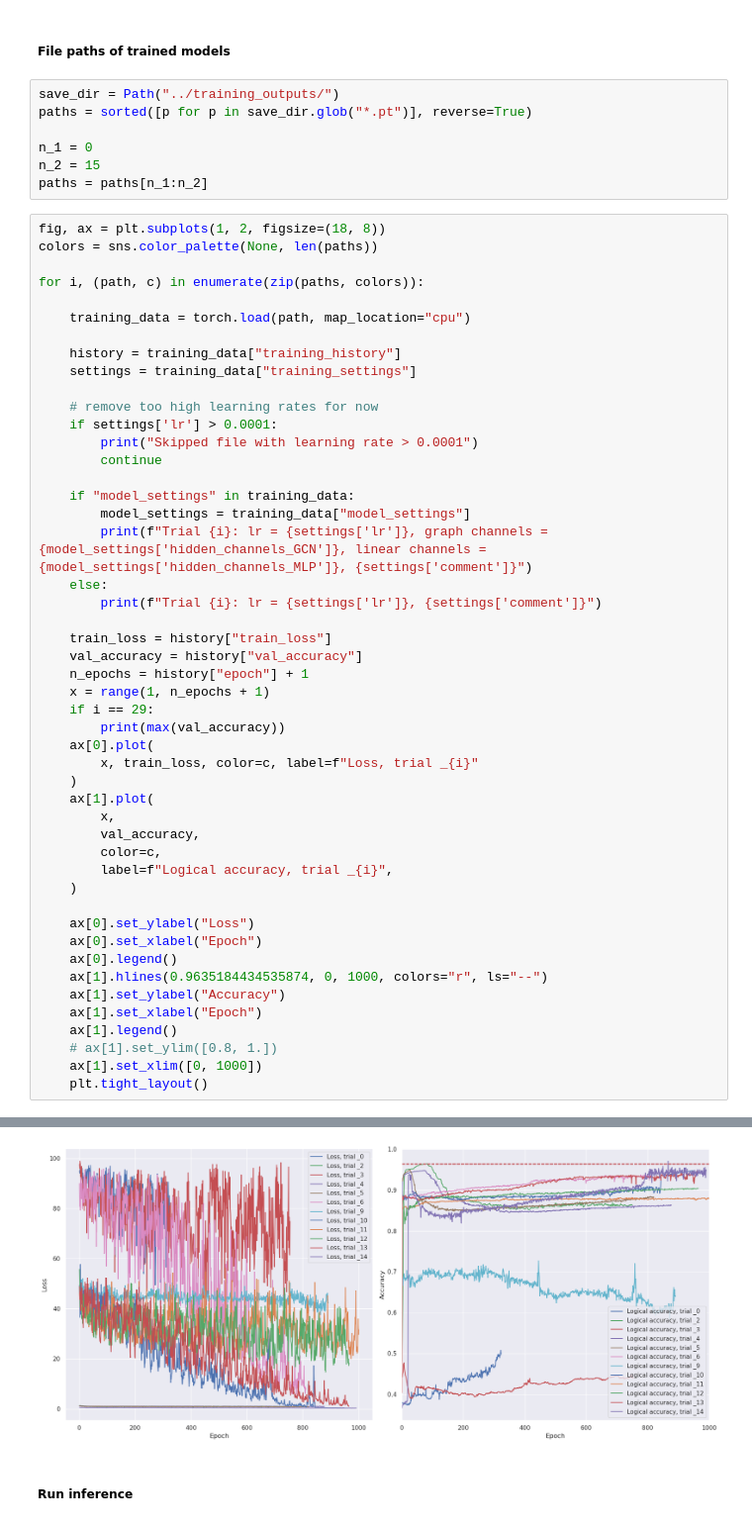
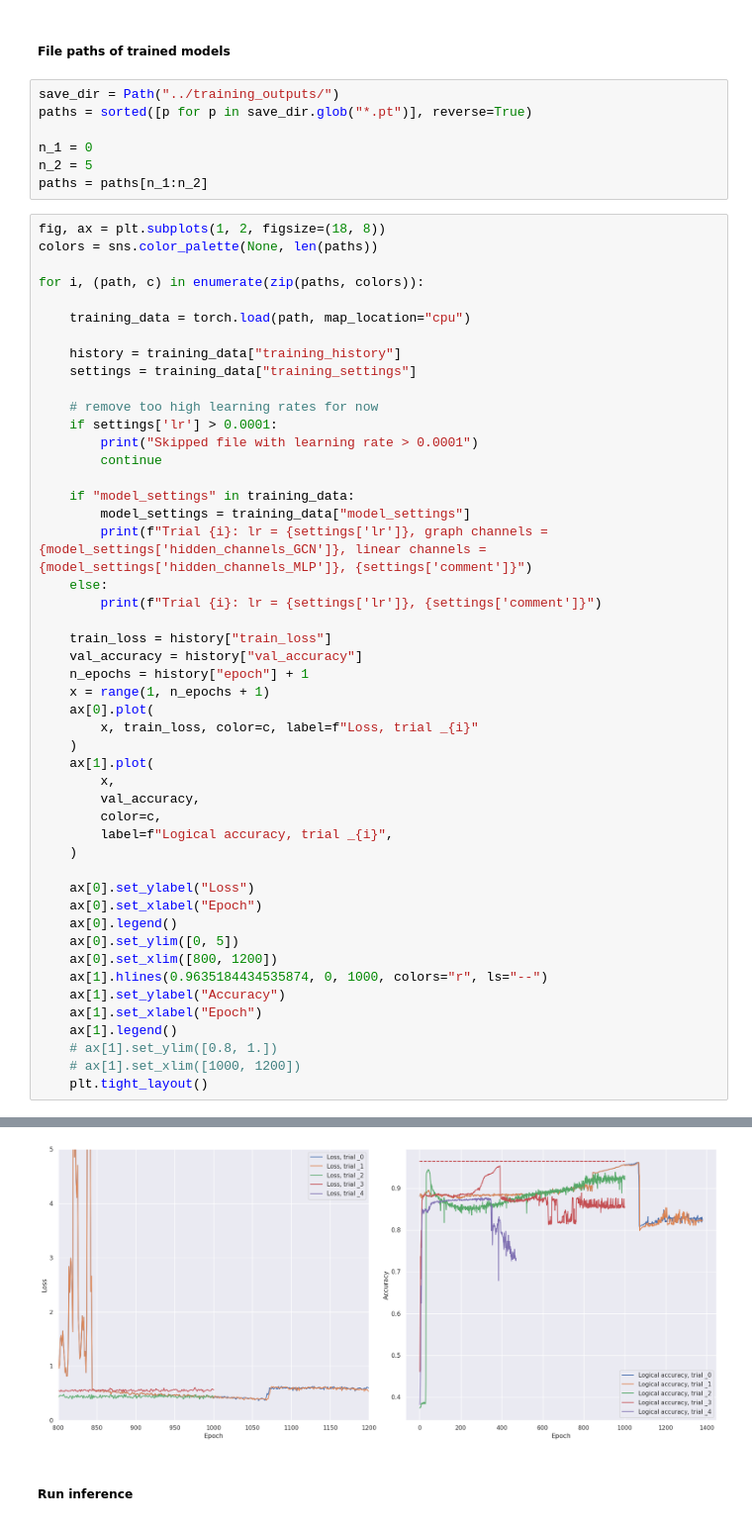
Before and after one commit to ibengtsson/qec_nn_w_mwpm, a Jupyter notebook: notebooks/plot_training.ipynb, the cells around one changed output, grey strips where cells are left out. Shown at 99% size. Saved outputs shown, nothing was run; the diff lists cells and outputs as text.

```diff
--- a/notebooks/plot_training.ipynb
+++ b/notebooks/plot_training.ipynb
@@ -12,7 +12,7 @@ save_dir = Path("../training_outputs/")
 paths = sorted([p for p in save_dir.glob("*.pt")], reverse=True)
 
 n_1 = 0
-n_2 = 15
+n_2 = 5
 paths = paths[n_1:n_2]
 # %%
 fig, ax = plt.subplots(1, 2, figsize=(18, 8))
@@ -40,8 +40,6 @@ for i, (path, c) in enumerate(zip(paths, colors)):
     val_accuracy = history["val_accuracy"]
     n_epochs = history["epoch"] + 1
     x = range(1, n_epochs + 1)
-    if i == 29:
-        print(max(val_accuracy))
     ax[0].plot(
         x, train_loss, color=c, label=f"Loss, trial _{i}"
     )
@@ -55,11 +53,13 @@ for i, (path, c) in enumerate(zip(paths, colors)):
     ax[0].set_ylabel("Loss")
     ax[0].set_xlabel("Epoch")
     ax[0].legend()
+    ax[0].set_ylim([0, 5])
+    ax[0].set_xlim([800, 1200])
     ax[1].hlines(0.9635184434535874, 0, 1000, colors="r", ls="--")
     ax[1].set_ylabel("Accuracy")
     ax[1].set_xlabel("Epoch")
     ax[1].legend()
     # ax[1].set_ylim([0.8, 1.])
-    ax[1].set_xlim([0, 1000])
+    # ax[1].set_xlim([1000, 1200])
     plt.tight_layout()
 # %% [output]
@@ -81,3 +71,3 @@ Trial 14: lr = 0.0001, graph channels = [256, 512], linear channels = [256], Lon
-[figure, old version]
+[figure, new version]
 # %% [markdown]
 ##### Run inference
```
Also changed, not shown: parts of 4 cells of this notebook, 5 other files.
